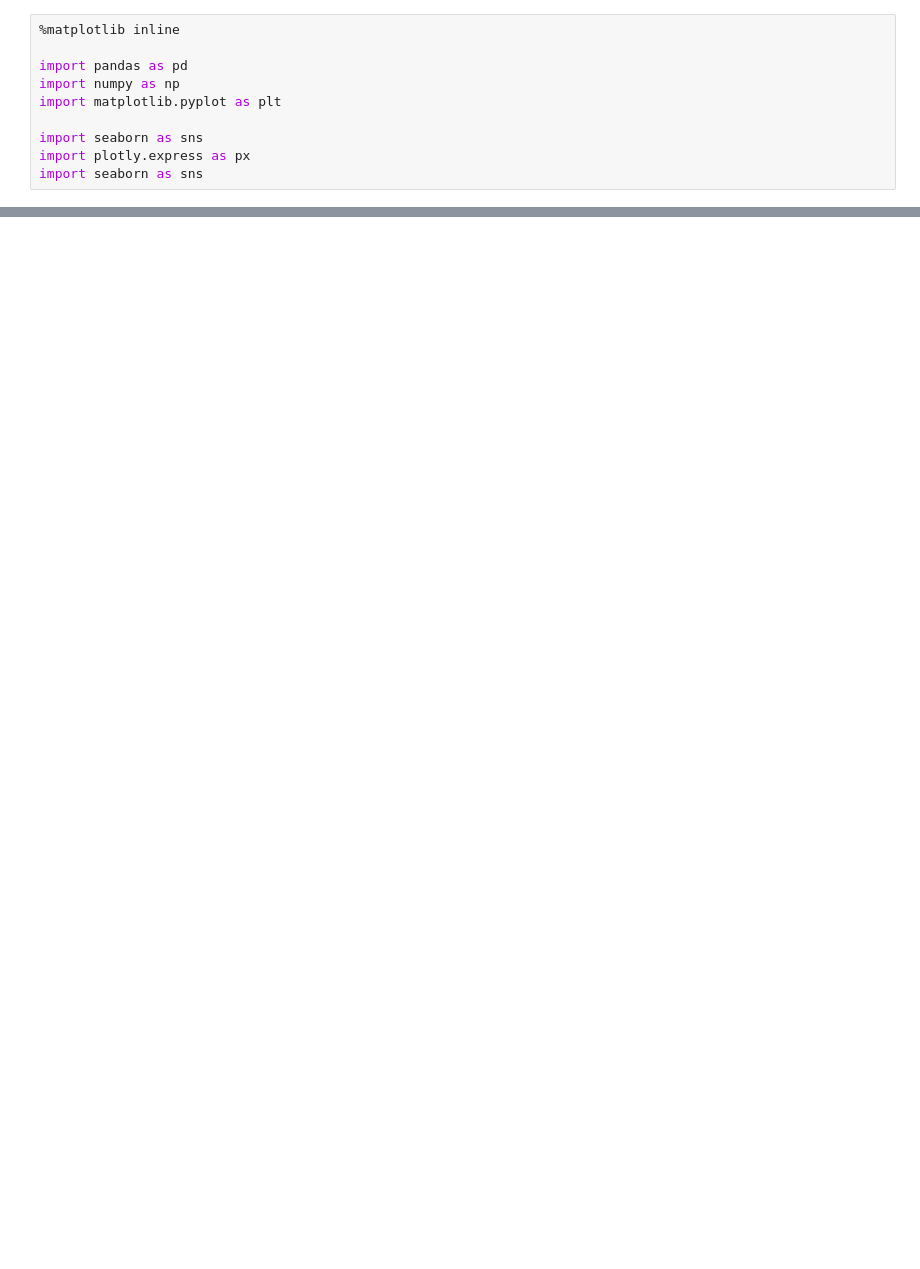
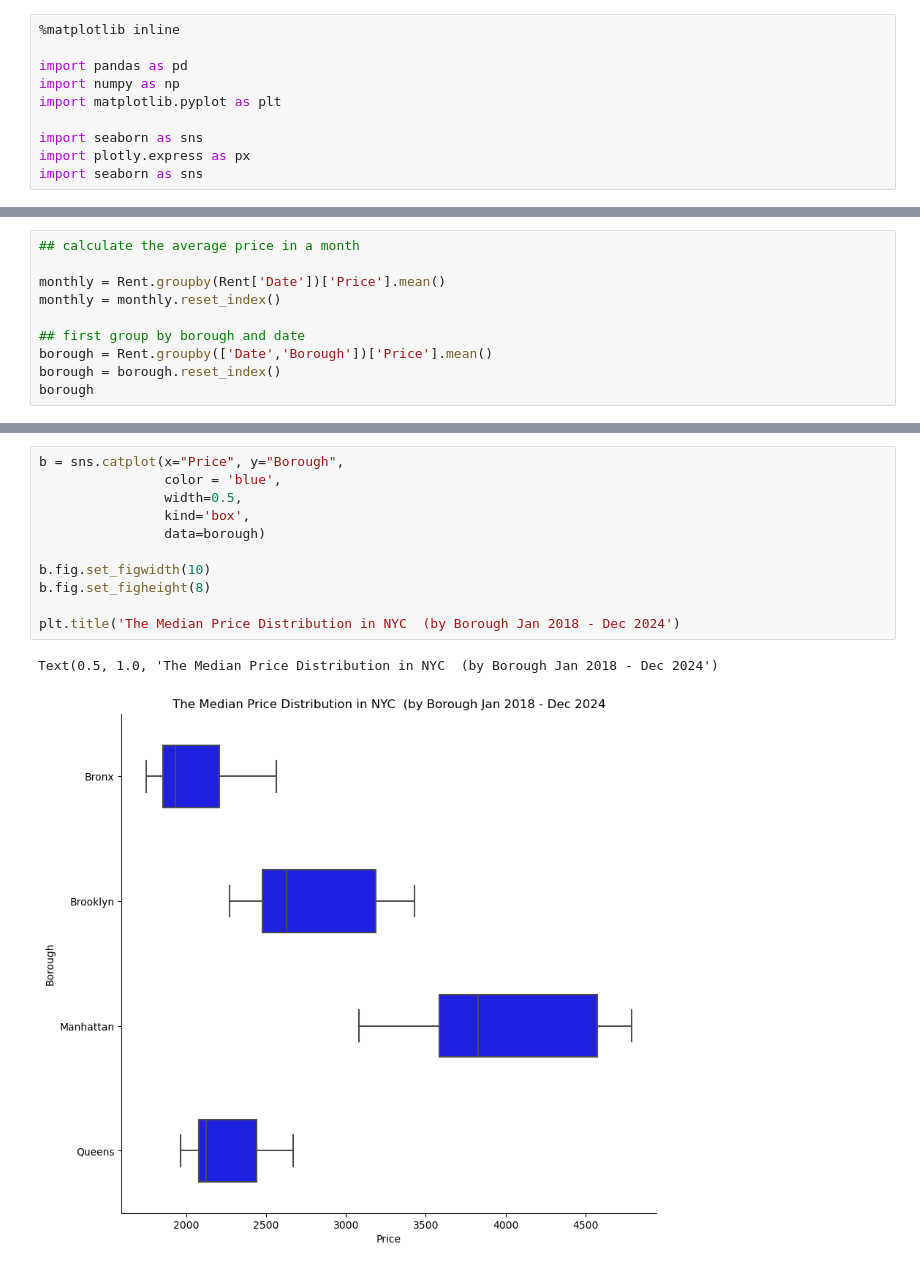
Before and after one commit to Khatiakhokhiashvili/Median-Rental-Pricing-Trends, a Jupyter notebook: rental.ipynb, the cells around one changed output, grey strips where cells are left out. Saved outputs shown, nothing was run; the diff lists cells and outputs as text; blank space fills up the shorter version.

```diff
--- a/rental.ipynb
+++ b/rental.ipynb
@@ -34,0 +42,10 @@ FileNotFoundError: [Errno 2] No such file or directory: '../Data/medianAskingRen
+# %%
+## calculate the average price in a month
+
+monthly = Rent.groupby(Rent['Date'])['Price'].mean()
+monthly = monthly.reset_index()
+
+## first group by borough and date
+borough = Rent.groupby(['Date','Borough'])['Price'].mean()
+borough = borough.reset_index()
+borough
@@ -34,0 +84,14 @@ FileNotFoundError: [Errno 2] No such file or directory: '../Data/medianAskingRen
+# %%
+b = sns.catplot(x="Price", y="Borough",
+                color = 'blue',
+                width=0.5,
+                kind='box',
+                data=borough)
+
+b.fig.set_figwidth(10)
+b.fig.set_figheight(8)
+
+plt.title('The Median Price Distribution in NYC  (by Borough Jan 2018 - Dec 2024')
+# %% [output]
+Text(0.5, 1.0, 'The Median Price Distribution in NYC  (by Borough Jan 2018 - Dec 2024')
+[figure, added]
```
Also changed, not shown: parts of 15 cells of this notebook, 1 other file.
